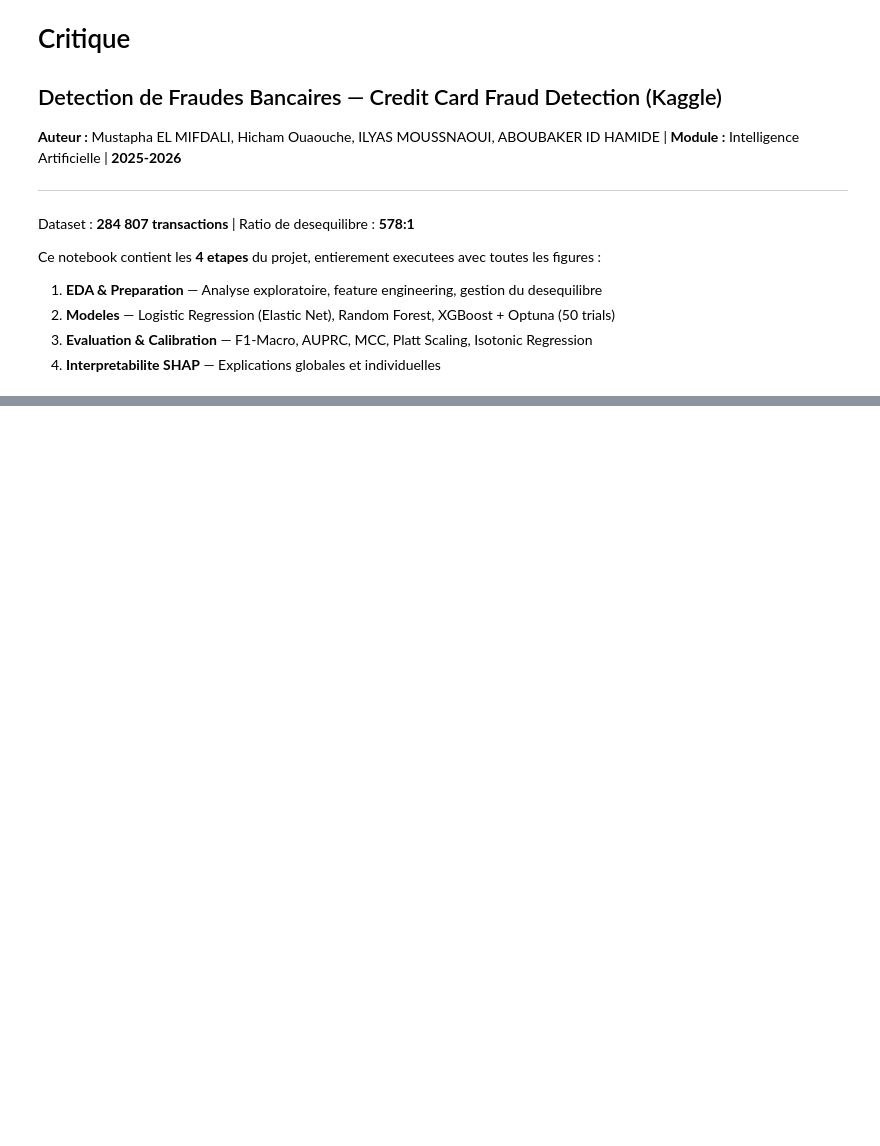
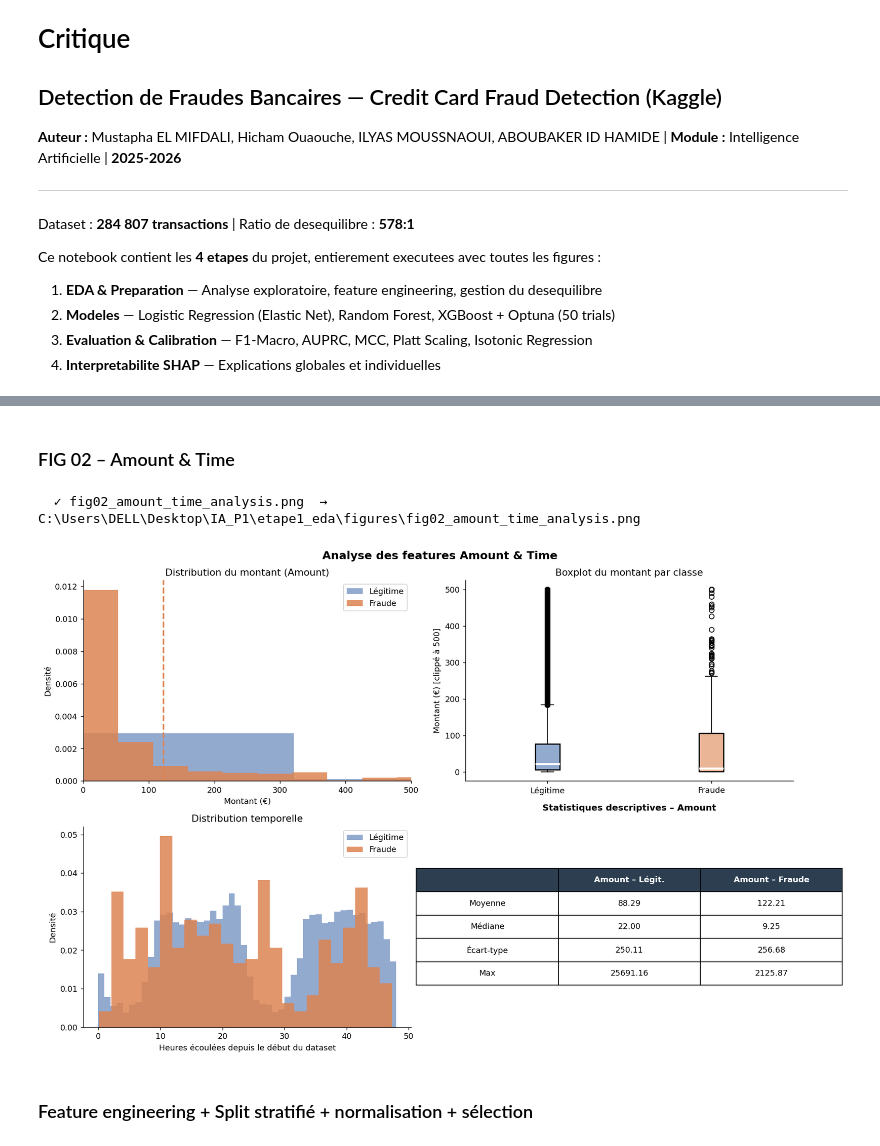
Before and after one commit to Mustapha-ELMIFDALI/IA_P1, a Jupyter notebook: notebook-projet-ai.ipynb, the cells around one changed output, grey strips where cells are left out. Drawn from its saved outputs; the diff is of its cells as text; code cells hidden in the pictures; blank space fills up the shorter version.

```diff
--- a/notebook-projet-ai.ipynb
+++ b/notebook-projet-ai.ipynb
@@ -14,0 +152,77 @@ Ce notebook contient les **4 etapes** du projet, entierement executees avec tout
+# %% [markdown]
+### FIG 02 – Amount & Time
+# %%
+fig, axes = plt.subplots(2, 2, figsize=(14, 9))
+
+# Amount hist
+ax = axes[0, 0]
+ax.hist(df_legit["Amount"], bins=80, color=C["maj"], alpha=0.6,
+        label="Légitime", density=True)
+ax.hist(df_fraud["Amount"], bins=40, color=C["min"], alpha=0.85,
+        label="Fraude", density=True)
+ax.set_xlabel("Montant (€)"); ax.set_ylabel("Densité")
+ax.set_xlim(0, 500); ax.legend()
+ax.set_title("Distribution du montant (Amount)")
+ax.axvline(df_fraud["Amount"].mean(), color=C["min"], lw=2, linestyle="--",
+           label=f"Moy. fraude = {df_fraud['Amount'].mean():.1f}€")
+
+# Amount boxplot
+ax = axes[0, 1]
+bp = ax.boxplot(
+    [df_legit["Amount"].clip(0, 500).values, df_fraud["Amount"].clip(0, 500).values],
+    labels=["Légitime", "Fraude"], patch_artist=True,
+    boxprops=dict(linewidth=1.5),
+    medianprops=dict(color="white", linewidth=2.5),
+)
+bp["boxes"][0].set_facecolor(C["maj"] + "99")
+bp["boxes"][1].set_facecolor(C["min"] + "99")
+ax.set_ylabel("Montant (€) [clippé à 500]")
+ax.set_title("Boxplot du montant par classe")
+
+# Time hist
+ax = axes[1, 0]
+ax.hist(df_legit["Time"] / 3600, bins=48, color=C["maj"], alpha=0.6,
+        label="Légitime", density=True)
+ax.hist(df_fraud["Time"] / 3600, bins=24, color=C["min"], alpha=0.85,
+        label="Fraude", density=True)
+ax.set_xlabel("Temps (heures)"); ax.set_ylabel("Densité")
+ax.legend(); ax.set_title("Distribution temporelle")
+ax.set_xlabel("Heures écoulées depuis le début du dataset")
+
+# Stats table
+ax = axes[1, 1]
+ax.axis("off")
+stats = pd.DataFrame({
+    "": ["Moyenne", "Médiane", "Écart-type", "Max"],
+    "Amount – Légit.": [
+        f"{df_legit['Amount'].mean():.2f}",
+        f"{df_legit['Amount'].median():.2f}",
+        f"{df_legit['Amount'].std():.2f}",
+        f"{df_legit['Amount'].max():.2f}",
+    ],
+    "Amount – Fraude": [
+        f"{df_fraud['Amount'].mean():.2f}",
+        f"{df_fraud['Amount'].median():.2f}",
+        f"{df_fraud['Amount'].std():.2f}",
+        f"{df_fraud['Amount'].max():.2f}",
+    ],
+})
+table = ax.table(cellText=stats.values, colLabels=stats.columns,
+                 loc="center", cellLoc="center")
+table.auto_set_font_size(False); table.set_fontsize(10)
+table.scale(1.3, 2.2)
+for (r, c), cell in table.get_celld().items():
+    if r == 0:
+        cell.set_facecolor(C["dark"])
+        cell.set_text_props(color="white", fontweight="bold")
+ax.set_title("Statistiques descriptives – Amount", pad=20, fontsize=11, fontweight="bold")
+
+plt.suptitle("Analyse des features Amount & Time", fontsize=14, fontweight="bold")
+plt.tight_layout()
+save_fig(fig, "fig02_amount_time_analysis.png")
+plt.show()
+# %% [output]
+  ✓ fig02_amount_time_analysis.png  →  C:\Users\DELL\Desktop\IA_P1\etape1_eda\figures\fig02_amount_time_analysis.png
+[figure, added]
+# %% [markdown]
+### Feature engineering + Split stratifié + normalisation + sélection
```
Also changed, not shown: parts of 31 cells of this notebook, 14 other files.
